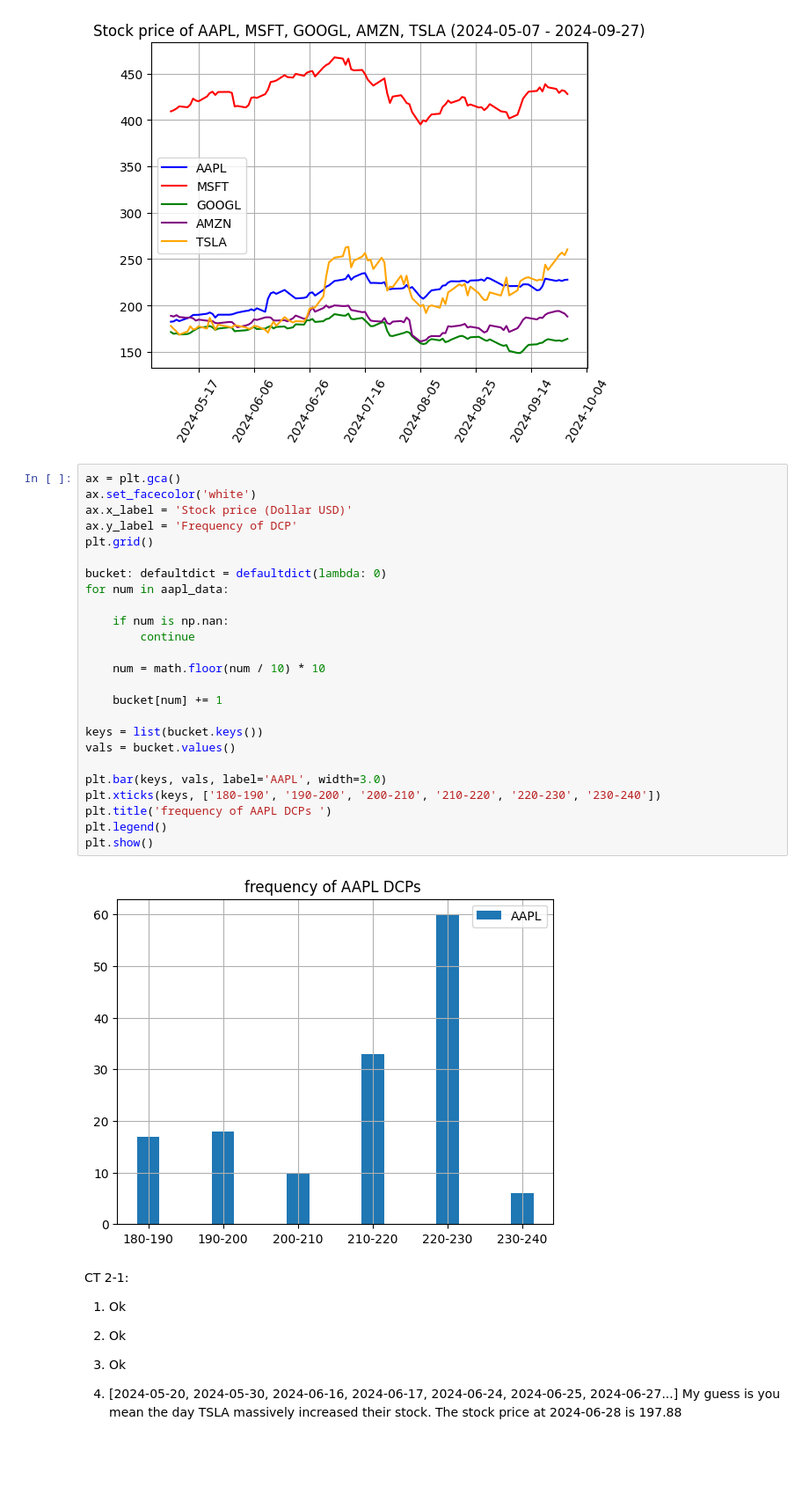
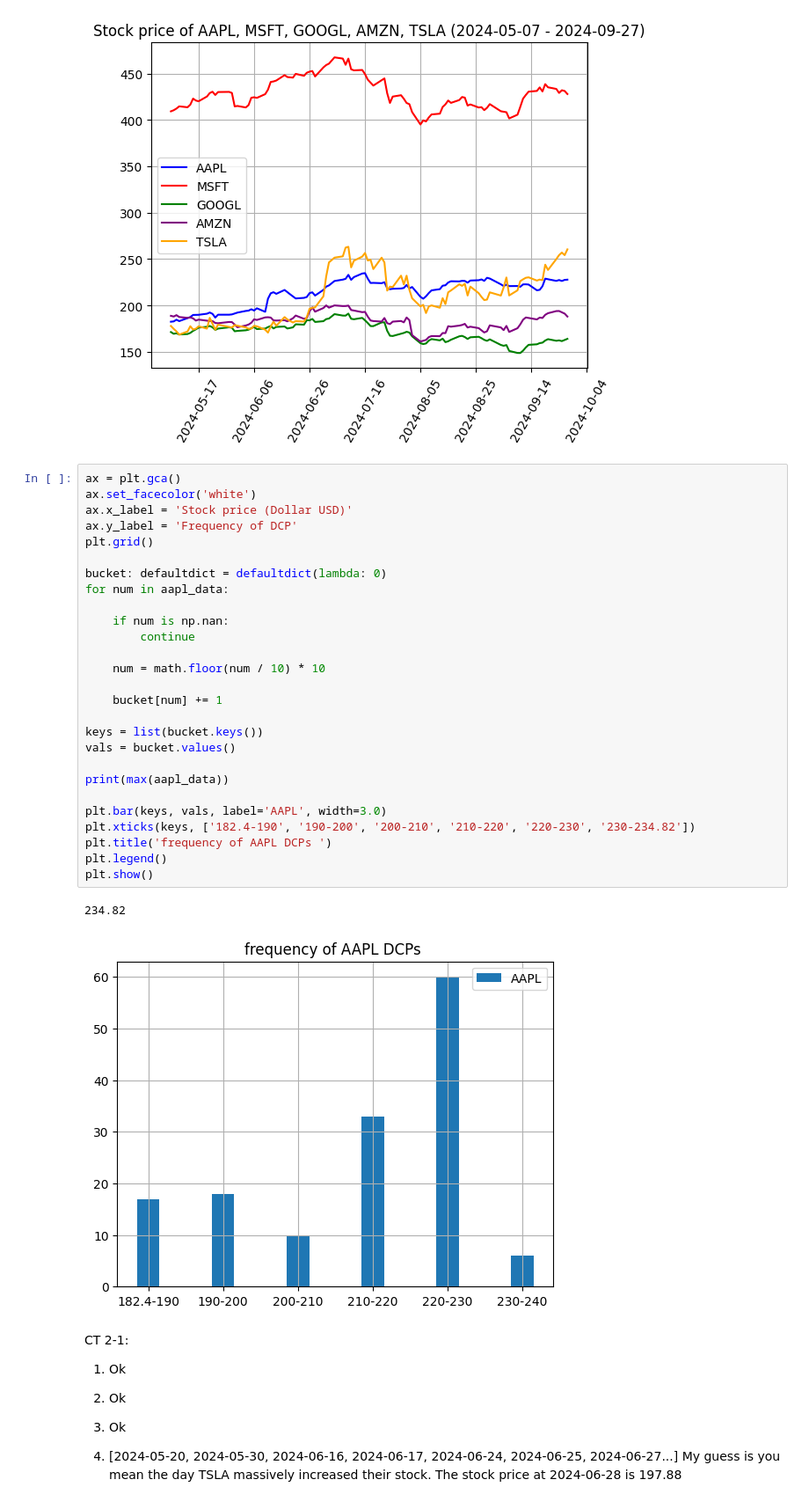
Before and after one commit to SkyH1ghDev/DV1699-lab1, a Jupyter notebook: submission.ipynb, the cells around one changed output. Shown at 88% size. Drawn from its saved outputs; the diff is of its cells as text; blank space fills up the shorter version.

```diff
--- a/submission.ipynb
+++ b/submission.ipynb
@@ -122,30 +122,33 @@ plt.show()
 # %%
 ax = plt.gca()
 ax.set_facecolor('white')
 ax.x_label = 'Stock price (Dollar USD)'
 ax.y_label = 'Frequency of DCP'
 plt.grid()
 
 bucket: defaultdict = defaultdict(lambda: 0)
 for num in aapl_data:
 
     if num is np.nan:
         continue
 
     num = math.floor(num / 10) * 10
 
     bucket[num] += 1
 
 keys = list(bucket.keys())
 vals = bucket.values()
 
+print(max(aapl_data))
+
 plt.bar(keys, vals, label='AAPL', width=3.0)
-plt.xticks(keys, ['180-190', '190-200', '200-210', '210-220', '220-230', '230-240'])
+plt.xticks(keys, ['182.4-190', '190-200', '200-210', '210-220', '220-230', '230-234.82'])
 plt.title('frequency of AAPL DCPs ')
 plt.legend()
 plt.show()
 # %% [output]
+234.82
-[figure, old version]
+[figure, new version]
 # %% [markdown]
 CT 2-1:
 
```
Also changed, not shown: parts of 1 cell of this notebook, 1 other file.
